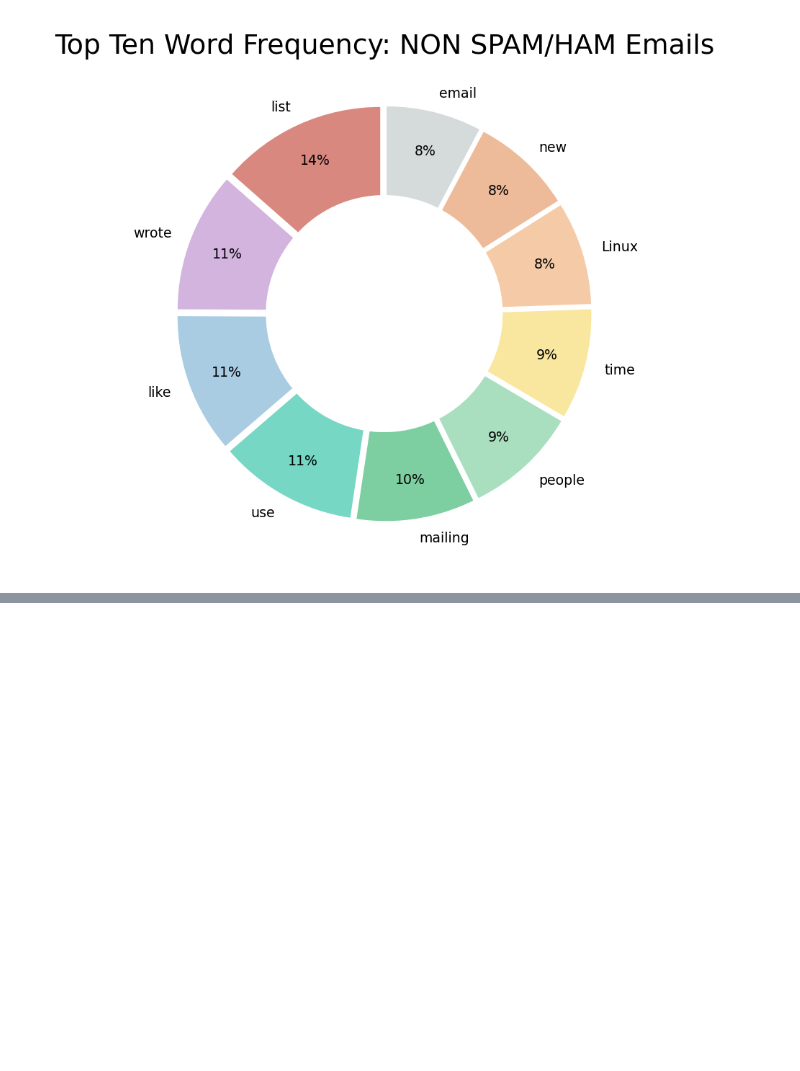
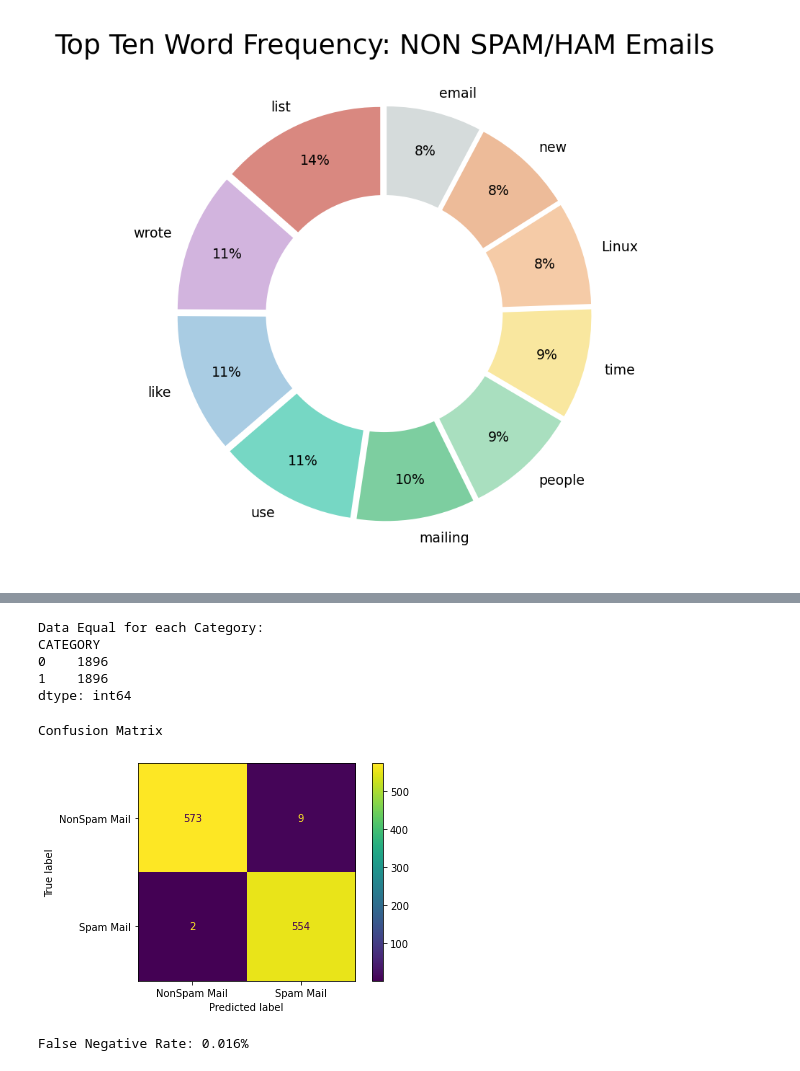
Before and after one commit to RachaelGail/masters_project, a Jupyter notebook: V4.1_SpamFilterwithSVM.ipynb, the cells around one changed output, grey strips where cells are left out. Saved outputs shown, nothing was run; the diff lists cells and outputs as text; code cells hidden in the pictures; blank space fills up the shorter version.

```diff
--- a/V4.1_SpamFilterwithSVM.ipynb
+++ b/V4.1_SpamFilterwithSVM.ipynb
@@ -405,0 +410,50 @@ plt.show()
+# %%
+from imblearn.under_sampling import  RandomUnderSampler
+
+rus = RandomUnderSampler(random_state=0)
+equal_data, equal_data['CATEGORY']=rus.fit_resample(data[['MESSAGE']],data['CATEGORY'])
+print('Data Equal for each Category:')
+print(equal_data.value_counts('CATEGORY'))
+# %% [output]
+Data Equal for each Category:
+CATEGORY
+0    1896
+1    1896
+dtype: int64
+# %%
+X_train, X_test, y_train, y_test = train_test_split(equal_data.MESSAGE, equal_data.CATEGORY,
+                                                    test_size=0.3, random_state=43)
+
+#Vectorize the data:
+tfidf_vectorizer = TfidfVectorizer(stop_words=all_stop_words, max_df=0.25)
+# TODO: understand the max_df number and how does it affect the vectorizer
+tfidf_train = tfidf_vectorizer.fit_transform(X_train)
+tfidf_test = tfidf_vectorizer.transform(X_test)
+# %%
+#Create the Classifier
+eq_data_spam_detector_svc = SGDClassifier().fit(tfidf_train, y_train)
+
+#Train the Classifier
+eq_data_predictions = eq_data_spam_detector_svc.predict(tfidf_test)
+
+#Produce the Confusion Matrix
+cm = confusion_matrix(eq_data_predictions, y_test)
+target_names = ['NonSpam Mail', 'Spam Mail']
+disp = ConfusionMatrixDisplay(confusion_matrix=cm, display_labels=target_names)
+disp.plot()
+print("Confusion Matrix")
+plt.draw()
+# %% [output]
+Confusion Matrix
+[figure, added]
+# %%
+#get the False Neg Rates:
+from sklearn.metrics import recall_score
+tpr = recall_score(y_test, eq_data_predictions)
+tnr = recall_score(y_test, eq_data_predictions)
+fpr = 1 - tnr
+fnr = 1 - tpr
+
+print('False Negative Rate: {:.3f}%'.format(fnr))   #FNR for 1st class will be at index 0
+# %% [output]
+False Negative Rate: 0.016%
```
Also changed, not shown: parts of 110 cells of this notebook, 1 other file.
